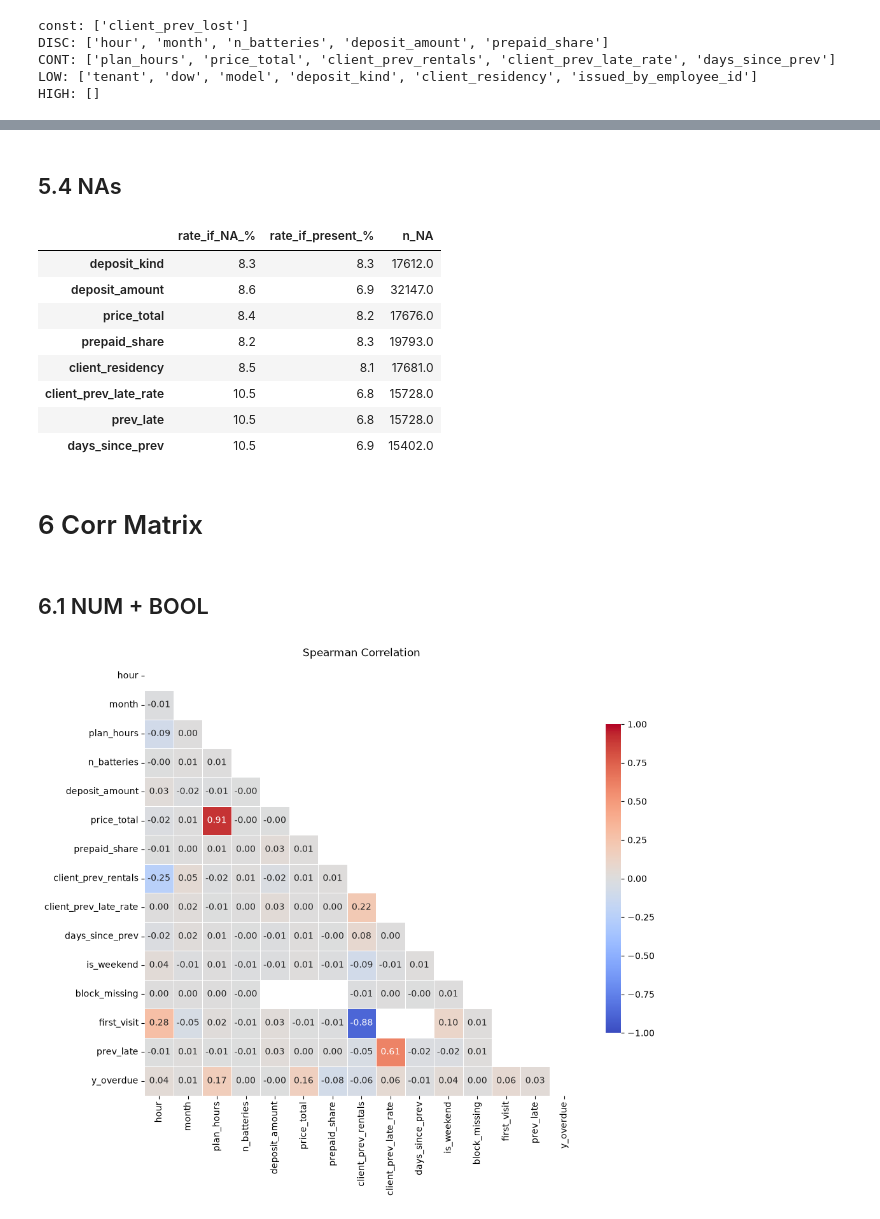
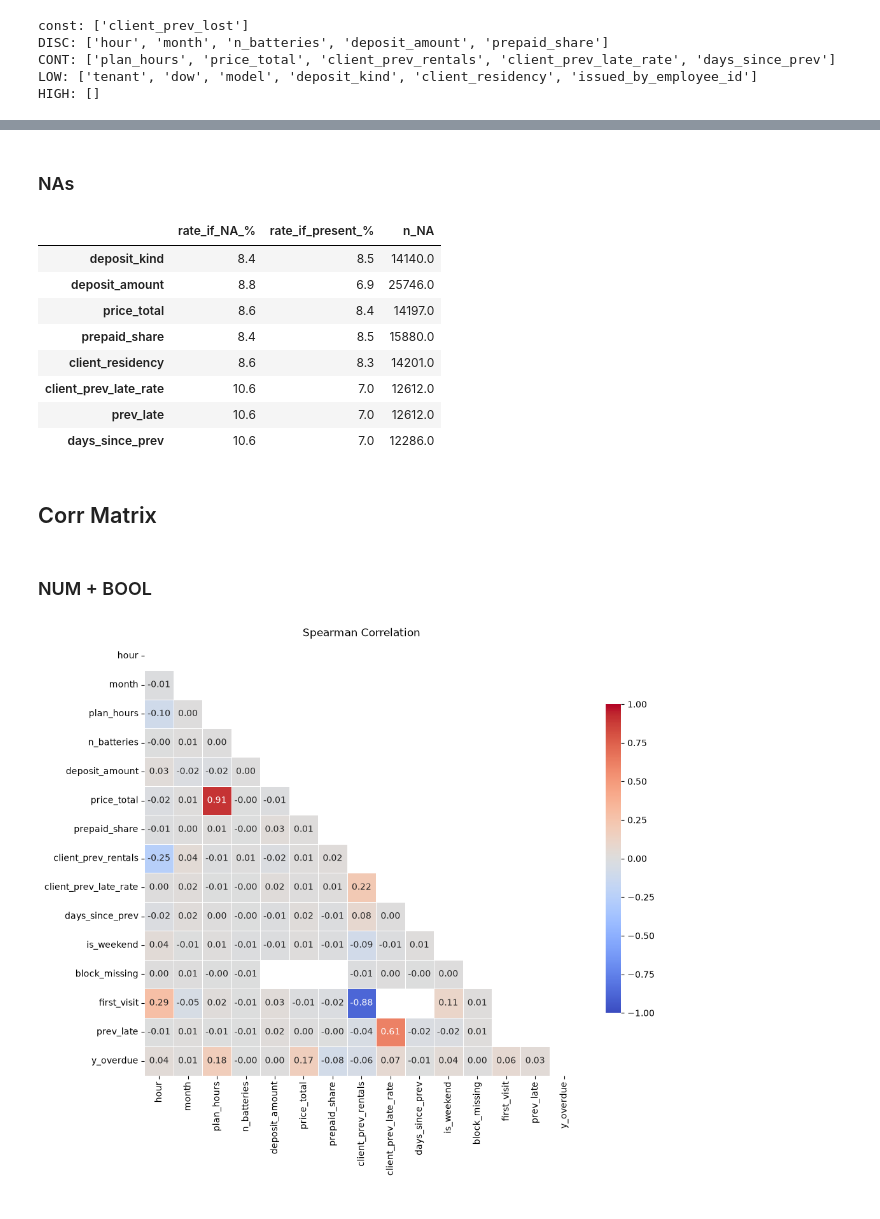
Before and after one commit to kirillrub108/predict-rental-overdue, a Jupyter notebook: main.ipynb, the cells around one changed output, grey strips where cells are left out. Drawn from its saved outputs; the diff is of its cells as text; code cells hidden in the pictures.

```diff
--- a/main.ipynb
+++ b/main.ipynb
@@ -201,9 +226,10 @@ np.float64(0.083)
 # %%
+# after split: df_train only
 # Automatic sorting of features by type
-const = [c for c in NUM + BOOL if df[c].nunique() <= 1]               # constants (client_prev_lost)
-DISC  = [c for c in NUM if c not in const and df[c].nunique() <= 12]  # discrete: hour, month, n_batteries ...
+const = [c for c in NUM + BOOL if df_train[c].nunique() <= 1]               # constants (client_prev_lost)
+DISC  = [c for c in NUM if c not in const and df_train[c].nunique() <= 12]  # discrete: hour, month, n_batteries ...
 CONT  = [c for c in NUM if c not in const and c not in DISC]          # continuous
-LOW   = [c for c in CAT if df[c].nunique() <= 20]                     # categorical with few values
+LOW   = [c for c in CAT if df_train[c].nunique() <= 20]                     # categorical with few values
 HIGH  = [c for c in CAT if c not in LOW]                              # with many values (issued_by_employee_id)
 print("const:", const, "\nDISC:", DISC, "\nCONT:", CONT, "\nLOW:", LOW, "\nHIGH:", HIGH)
 # %% [output]
@@ -217,7 +243,8 @@ HIGH: []
 # %%
+# after split: df_train only
 rows = []
 for c in CONT + DISC + BOOL:
-    s = df[[c, TARGET]].dropna()
+    s = df_train[[c, TARGET]].dropna()
     rows.append({"feature": c, "n": len(s), "auc": roc_auc_score(s[TARGET], s[c])})
 
 rank = (pd.DataFrame(rows)
@@ -246,6 +273,7 @@ rank
 # %%
+# after split: df_train only
 def rate_table(c, min_n=100):
-    g = df.groupby(c, dropna=False)[TARGET].agg(rate="mean", n="size")
+    g = df_train.groupby(c, dropna=False)[TARGET].agg(rate="mean", n="size")
     g = g[g["n"] >= min_n]                                   # rare groups are noisy
     g["lift"] = (g["rate"] / base).round(2)
     g["z"] = ((g["rate"] - base) / (g["rate"].clip(1e-9, 1 - 1e-9) * (1 - g["rate"].clip(1e-9, 1 - 1e-9)) / g["n"]) ** 0.5).round(1)
@@ -278,9 +306,10 @@ NaN          10.5  15728  1.26   8.9
 # %%
+# after split: df_train only
 top = rank[rank["feature"].isin(CONT)]["feature"].head(4).tolist()
 fig, axes = plt.subplots(1, len(top), figsize=(4.5 * len(top), 3.5))
 for ax, c in zip(np.atleast_1d(axes), top):
-    bins = pd.qcut(df[c], q=8, duplicates="drop")
-    df.groupby(bins, observed=True)[TARGET].mean().plot(marker="o", ax=ax)
+    bins = pd.qcut(df_train[c], q=8, duplicates="drop")
+    df_train.groupby(bins, observed=True)[TARGET].mean().plot(marker="o", ax=ax)
     ax.axhline(base, color="red", ls="--", lw=1)
     ax.set_title(c)
     ax.tick_params(axis="x", rotation=45)
@@ -291,26 +320,27 @@ plt.show()
 # %% [markdown]
-## 5.4 NAs
+### NAs
 # %%
-na_cols = [c for c in df.columns if df[c].isna().any() and c != TARGET]
+# after split: df_train only
+na_cols = [c for c in df_train.columns if df_train[c].isna().any() and c != TARGET]
 na_effect = pd.DataFrame({
-    c: {"rate_if_NA_%": df.loc[df[c].isna(), TARGET].mean() * 100,
-        "rate_if_present_%": df.loc[df[c].notna(), TARGET].mean() * 100,
-        "n_NA": df[c].isna().sum()}
+    c: {"rate_if_NA_%": df_train.loc[df_train[c].isna(), TARGET].mean() * 100,
+        "rate_if_present_%": df_train.loc[df_train[c].notna(), TARGET].mean() * 100,
+        "n_NA": df_train[c].isna().sum()}
     for c in na_cols
 }).T.round(1)
 na_effect
 # %% [output]
 |  | rate_if_NA_% | rate_if_present_% | n_NA |
-| deposit_kind | 8.3 | 8.3 | 17612.0 |
-| deposit_amount | 8.6 | 6.9 | 32147.0 |
-| price_total | 8.4 | 8.2 | 17676.0 |
-| prepaid_share | 8.2 | 8.3 | 19793.0 |
-| client_residency | 8.5 | 8.1 | 17681.0 |
-| client_prev_late_rate | 10.5 | 6.8 | 15728.0 |
-| prev_late | 10.5 | 6.8 | 15728.0 |
-| days_since_prev | 10.5 | 6.9 | 15402.0 |
+| deposit_kind | 8.4 | 8.5 | 14140.0 |
+| deposit_amount | 8.8 | 6.9 | 25746.0 |
+| price_total | 8.6 | 8.4 | 14197.0 |
+| prepaid_share | 8.4 | 8.5 | 15880.0 |
+| client_residency | 8.6 | 8.3 | 14201.0 |
+| client_prev_late_rate | 10.6 | 7.0 | 12612.0 |
+| prev_late | 10.6 | 7.0 | 12612.0 |
+| days_since_prev | 10.6 | 7.0 | 12286.0 |
 # %% [markdown]
-# 6 Corr Matrix
+## Corr Matrix
 # %% [markdown]
-## 6.1 NUM + BOOL
+### NUM + BOOL
 # %%
```
Also changed, not shown: parts of 38 cells of this notebook.
